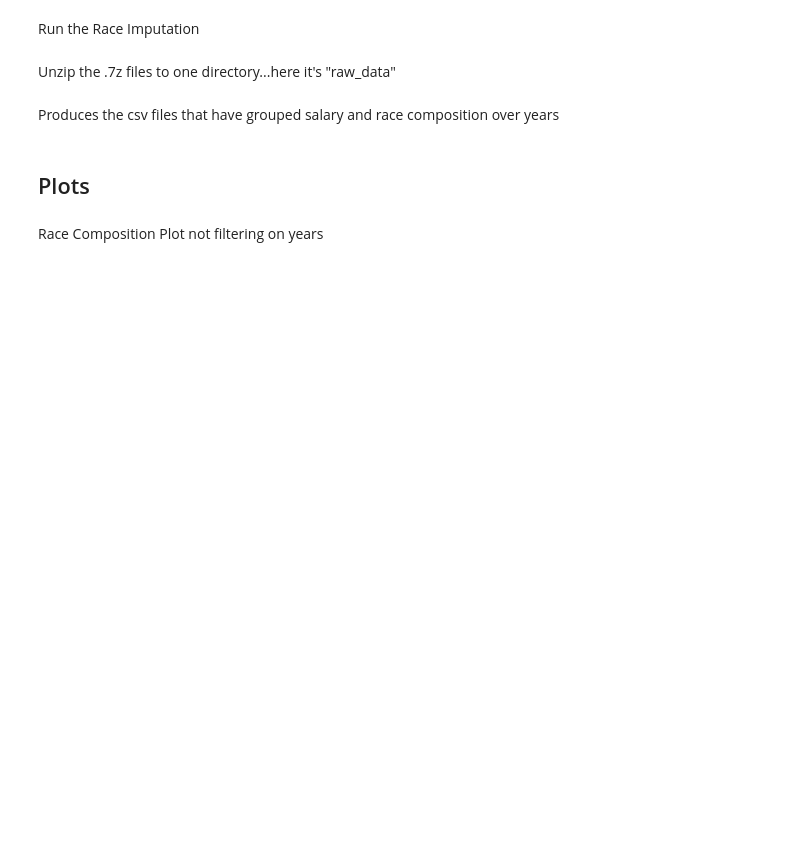
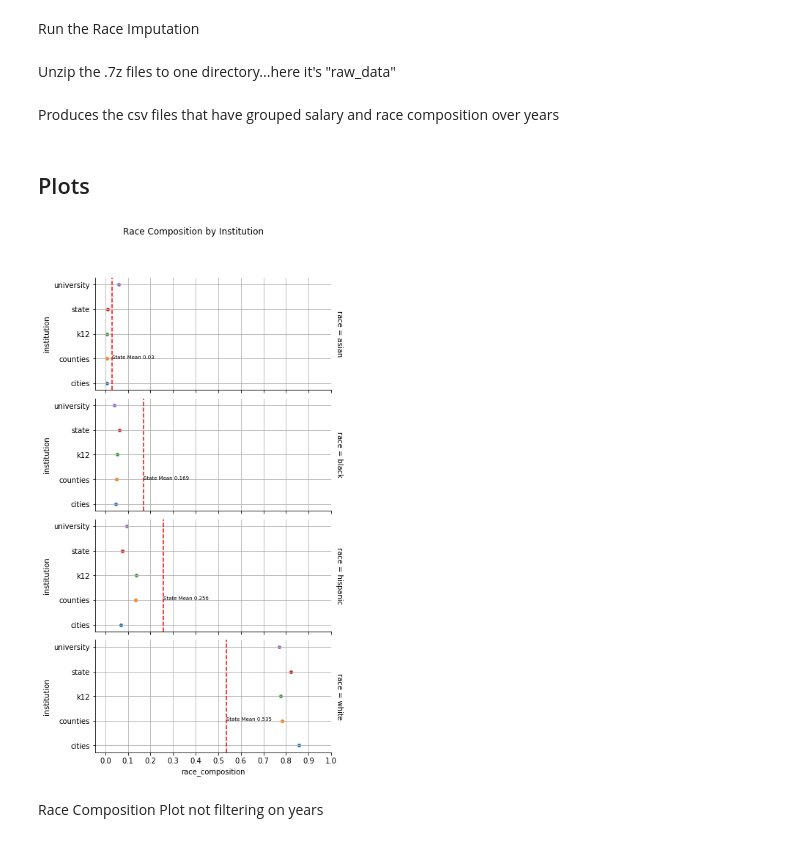
Before and after one commit to soodoku/public_employee_diversity, a Jupyter notebook: notebook/race_impute2.ipynb, the cells around one changed output. Drawn from its saved outputs; the diff is of its cells as text; code cells hidden in the pictures; blank space fills up the shorter version.

```diff
--- a/notebook/race_impute2.ipynb
+++ b/notebook/race_impute2.ipynb
@@ -201,27 +203,48 @@ df_description.head()
 import matplotlib.pyplot as plt
 import numpy as np
 import pandas as pd
+import seaborn as sns
+import os
 
-root = '/Users/seunglee/Downloads/project/'
-df_description = pd.read_csv(root+'employee_race/data/florida_stats.csv')
+
+df_description = pd.read_csv('../data/florida_stats.csv')
 
 df_all = df_description.drop_duplicates(['gov', 'race', 'model'])
 df_all_gb = df_all.groupby(['gov', 'race']).mean()[['race_composition',
                           'race_composition_uniq']].reset_index()
-asian = df_all_gb.loc[df_all_gb.race=='asian'].sort_values(by='gov')
-hispanic = df_all_gb.loc[df_all_gb.race=='hispanic'].sort_values(by='gov')
-black = df_all_gb.loc[df_all_gb.race=='black'].sort_values(by='gov')
-white = df_all_gb.loc[df_all_gb.race=='white'].sort_values(by='gov')
-x = np.arange(5)
-width = 0.35
-margin = 0.05
-width = .2
+df_all_gb.rename(columns={'gov':'institution'}, inplace=True)
 
-state_white_nonhispanic = .535
+asian = df_all_gb.loc[df_all_gb.race=='asian'].sort_values(by='institution')
+hispanic = df_all_gb.loc[df_all_gb.race=='hispanic'].sort_values(by='institution')
+black = df_all_gb.loc[df_all_gb.race=='black'].sort_values(by='institution')
+white = df_all_gb.loc[df_all_gb.race=='white'].sort_values(by='institution')
+
+state_white = .535
 state_white = .773
 state_black = .169
 state_asian = .03
 state_hispanic = .261
+# %%
+
+plt.close('all')
+g = sns.FacetGrid(df_all_gb.loc[df_all_gb.race!='all'], row="race",  hue="institution", margin_titles=True, aspect=2)
+g = (g.map(plt.scatter,  "race_composition","institution", edgecolor="w"))
+g = g.set(xticks = [0, .1, .2, .3, .4, .5, .6, .7, .8, .9, 1.0])
+#g.set(xticks=df.a[2::8])
+
+statemeans = [.03,.169,.256,.535]
+race = ['Asian', 'Black', 'Hispanic', 'White-Not Hispanic']
+for i, a in enumerate(g.axes):
+    a[0].grid()
+    a[0].axvline(statemeans[i], ls='--', color='red')
+    a[0].text(statemeans[i],1, "State Mean "+str(statemeans[i]), fontsize=7)
+
+
+plt.subplots_adjust(top=0.9)
+g.fig.suptitle('Race Composition by Institution')
+plt.gcf().subplots_adjust(bottom=0.15)
+# %% [output]
+[figure, added]
 # %% [markdown]
 Race Composition Plot not filtering on years
 # %%
```
Also changed, not shown: parts of 16 cells of this notebook.
